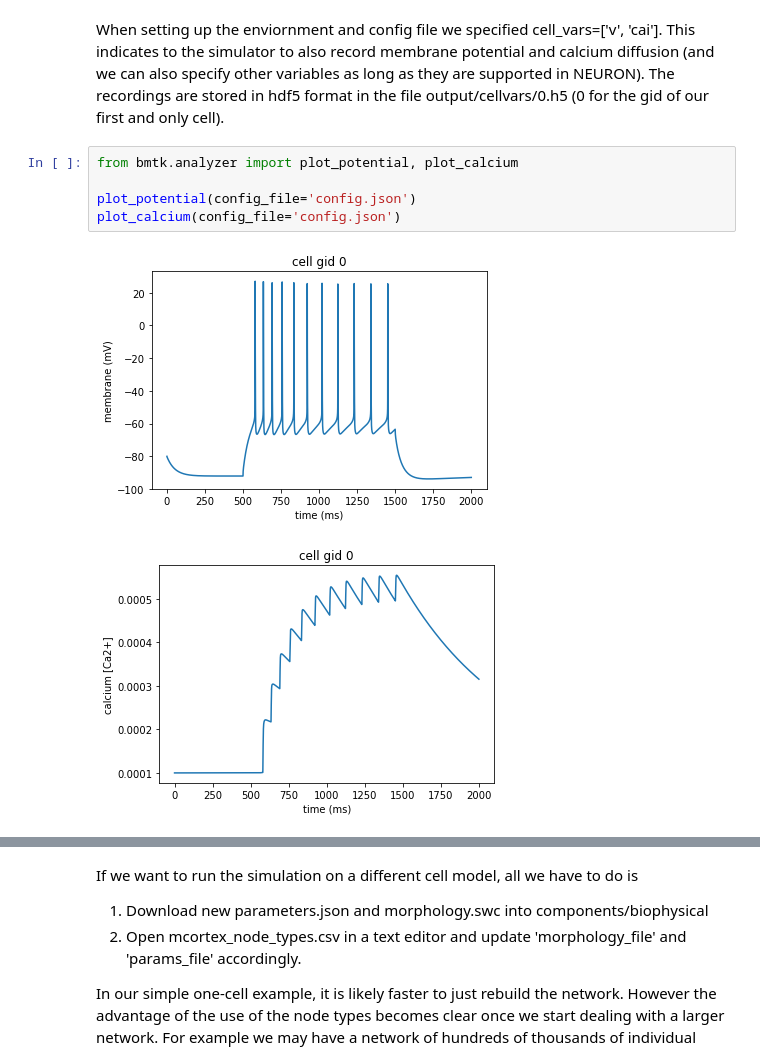
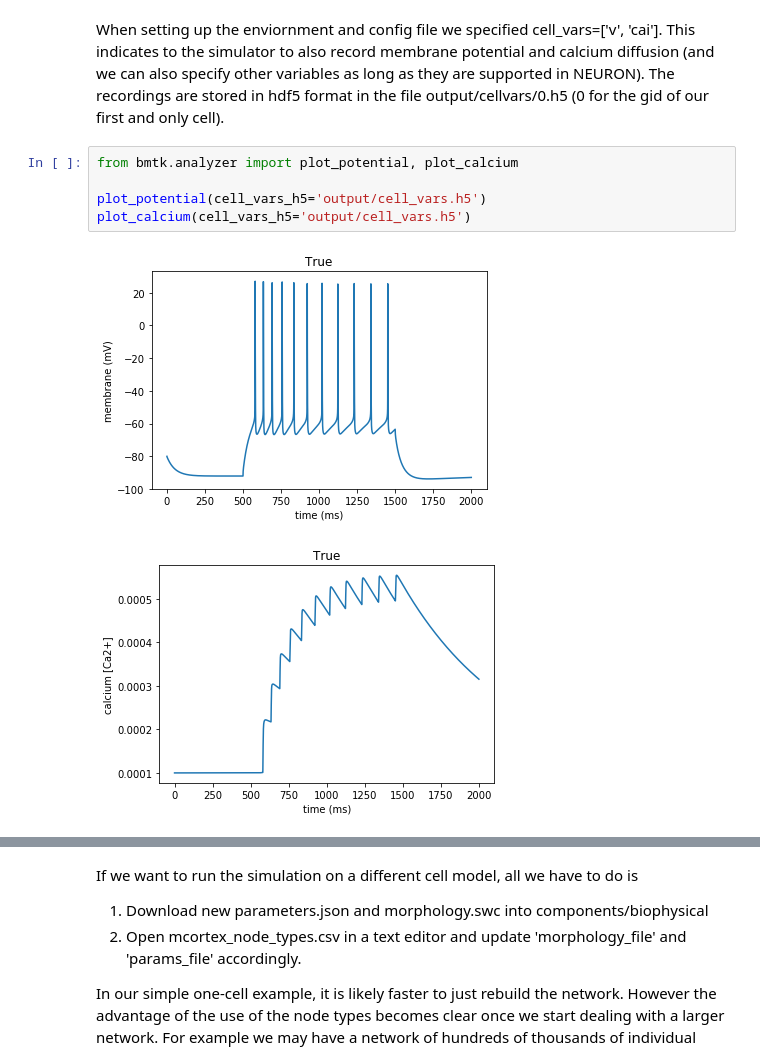
Before and after one commit to AllenInstitute/bmtk, a Jupyter notebook: docs/tutorial/01_single_cell_clamped.ipynb, the cells around one changed output, grey strips where cells are left out. Saved outputs shown, nothing was run; the diff lists cells and outputs as text.

```diff
--- a/docs/tutorial/01_single_cell_clamped.ipynb
+++ b/docs/tutorial/01_single_cell_clamped.ipynb
@@ -182,11 +179,11 @@ When setting up the enviornment and config file we specified cell_vars=['v', 'ca
 # %%
 from bmtk.analyzer import plot_potential, plot_calcium
 
-plot_potential(config_file='config.json')
-plot_calcium(config_file='config.json')
+plot_potential(cell_vars_h5='output/cell_vars.h5')
+plot_calcium(cell_vars_h5='output/cell_vars.h5')
 # %% [output]
-[figure, old version]
+[figure, new version]
-[figure, old version]
+[figure, new version]
 # %% [markdown]
 ## 5. Additional Information
 
```
Also changed, not shown: parts of 15 cells of this notebook, 10 other files.
